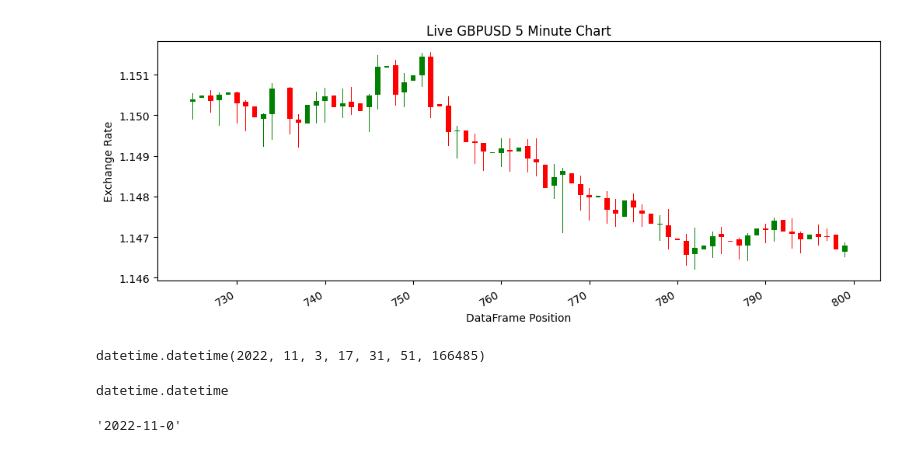
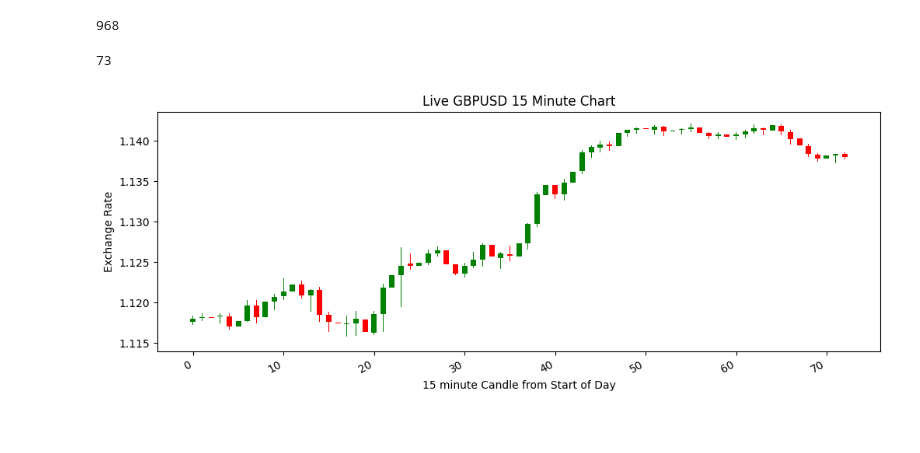
Before and after one commit to zxacman/mycode, a Jupyter notebook: clean-with-pandas/livedemo.ipynb, the cells around one changed output. Drawn from its saved outputs; the diff is of its cells as text; code cells hidden in the pictures; blank space fills up the shorter version.

```diff
--- a/clean-with-pandas/livedemo.ipynb
+++ b/clean-with-pandas/livedemo.ipynb
@@ -12,7 +12,8 @@ import matplotlib.pyplot as plt
 from datetime import datetime
 #import mplfinance as mpf
 #import matplotlib.dates as mpdates
+Interval="15"
 
-
-url="https://www.alphavantage.co/query?function=FX_INTRADAY&from_symbol=GBP&to_symbol=USD&interval=5min&outputsize=full&apikey=QRNX49EZGZKYUACF&datatype=csv"
-response = requests.get(url)
+url="https://www.alphavantage.co/query?function=FX_INTRADAY&from_symbol=GBP&to_symbol=USD&interval="+Interval+"min&outputsize=full&apikey=QRNX49EZGZKYUACF&datatype=csv"
+#response = requests.get(url)
+url
@@ -23,7 +26,7 @@ df = pd.read_csv(BytesIO(response.content))
 df_for_graph=df
 # %%
 df=df.assign(Currency= "GBPUSD")
-df=df.assign(TimeFrame= "5Min")
+df=df.assign(TimeFrame= Interval+"Min")
 # %%
 df[['Date', 'Time']] = df['timestamp'].str.split(' ', expand=True)
 # %%
@@ -64,4 +45,7 @@ df3=df
 # %%
+df3=df
 df3['TimeDeta'] = pd.to_timedelta(df3['Time'])
 ### Convert 'timeColumn' to minutes only.
 df3['Day_Time_Index'] = df3['TimeDeta'].dt.total_seconds() / 60
+df3['Day_Time_Index'] = df3['Day_Time_Index'].astype(int)
+df3
@@ -96,42 +80,55 @@ df3.tail(10)
+# %%
+df3.shape[0]
+# %% [output]
+968
+# %%
+filt= df3["Date"] == datetime.now().isoformat()[0:10]
+df4=df3.loc[filt]
+# %%
+df4.shape[0]
+# %% [output]
+73
 # %%
 #plt.figure()
 fig= plt.figure(figsize=(12,4))
 
-up = df2[df2.close >= df2.open]
-down = df2[df2.close < df2.open]
+up = df4[df4.close >= df4.open]
+down = df4[df4.close < df4.open]
 
 col1 = 'red'
 col2 = 'green'
 
 # Setting width of candlestick elements
 #width = .3
 #width2 = .03
 width = .6
 width2 = .06
 
 # Plotting up prices of the stock
 plt.bar(up.index, up.close-up.open, width, bottom=up.open, color=col1)
 plt.bar(up.index, up.high-up.close, width2, bottom=up.close, color=col1)
 plt.bar(up.index, up.low-up.open, width2, bottom=up.open, color=col1)
 
 # Plotting down prices of the stock
 plt.bar(down.index, down.close-down.open, width, bottom=down.open, color=col2)
 plt.bar(down.index, down.high-down.open, width2, bottom=down.open, color=col2)
 plt.bar(down.index, down.low-down.close, width2, bottom=down.close, color=col2)
 
 # rotating the x-axis tick labels at 30degree
 # towards right
+#plt.xticks(np.arange(0, 24, step=4))
 plt.xticks(rotation=30, ha='right')
 
 # displaying candlestick chart of stock data
 # of a week
-plt.title("Live GBPUSD 5 Minute Chart")
-plt.xlabel('DataFrame Position')
+plt.title("Live GBPUSD "+Interval+" Minute Chart")
+plt.xlabel(Interval+' minute Candle from Start of Day')
 plt.ylabel('Exchange Rate')
+
 #plt.annotate("Start of Trading Session", xy=(745, 1.1405), xytext=(730, 1.15), arrowprops={"arrowstyle":"->", "color":"blue"})
 #plt.annotate("News Event", xy=(795, 1.15), xytext=(780, 1.14), arrowprops={"arrowstyle":"->", "color":"blue"})
 plt.plot()
 plt.savefig('1min-2.png')
 plt.show()
 # %% [output]
-[figure, old version]
+[figure, new version]
@@ -141,8 +134,0 @@ today = datetime.today()
-# %%
-today
-# %% [output]
-datetime.datetime(2022, 11, 3, 17, 31, 51, 166485)
-# %%
-type(today)
-# %% [output]
-datetime.datetime
@@ -151,4 +134,0 @@ dt_iso = datetime.now().isoformat()[0:10]
-# %%
-dt_iso
-# %% [output]
-'2022-11-0'
```
Also changed, not shown: parts of 14 cells of this notebook, 1 other file.
